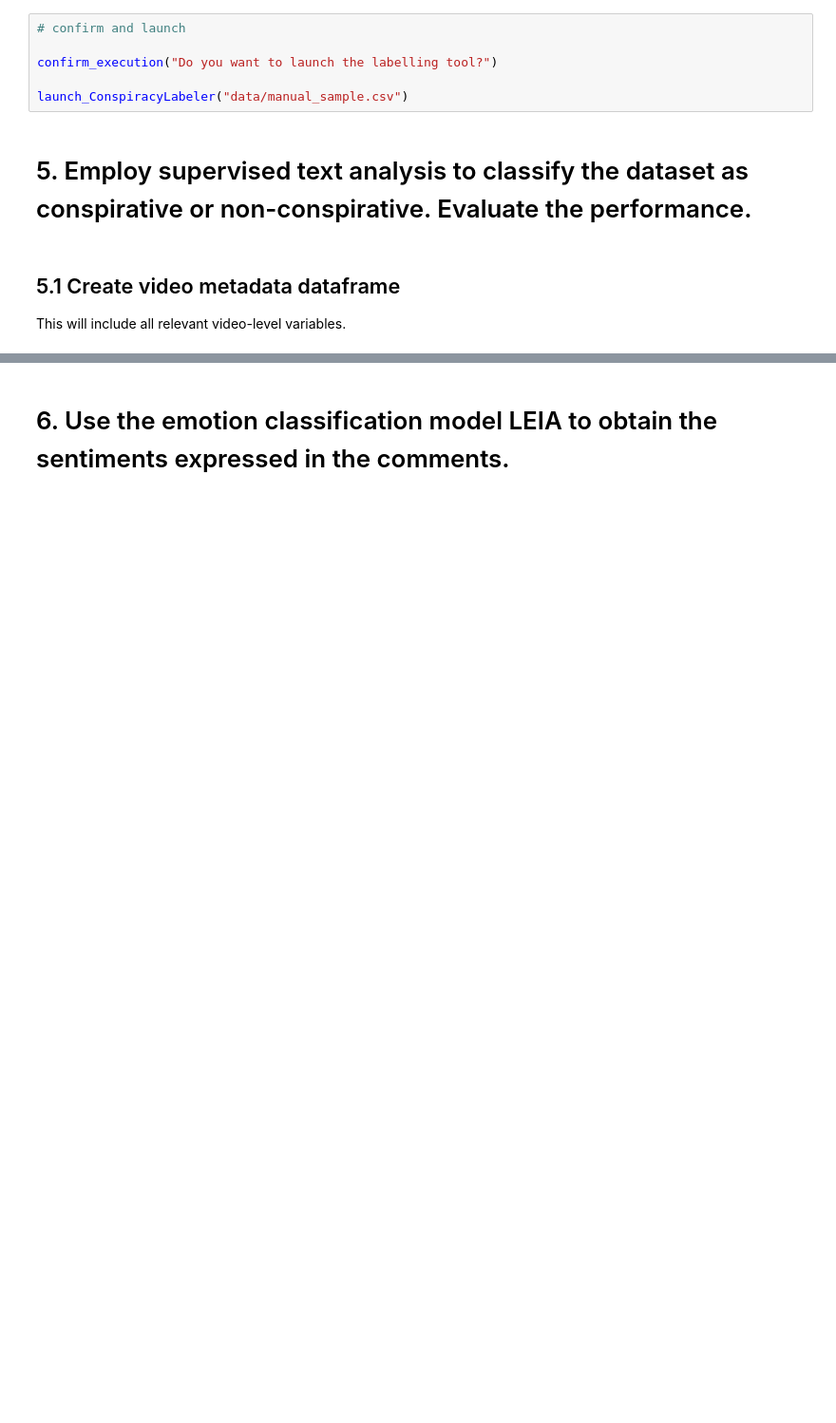
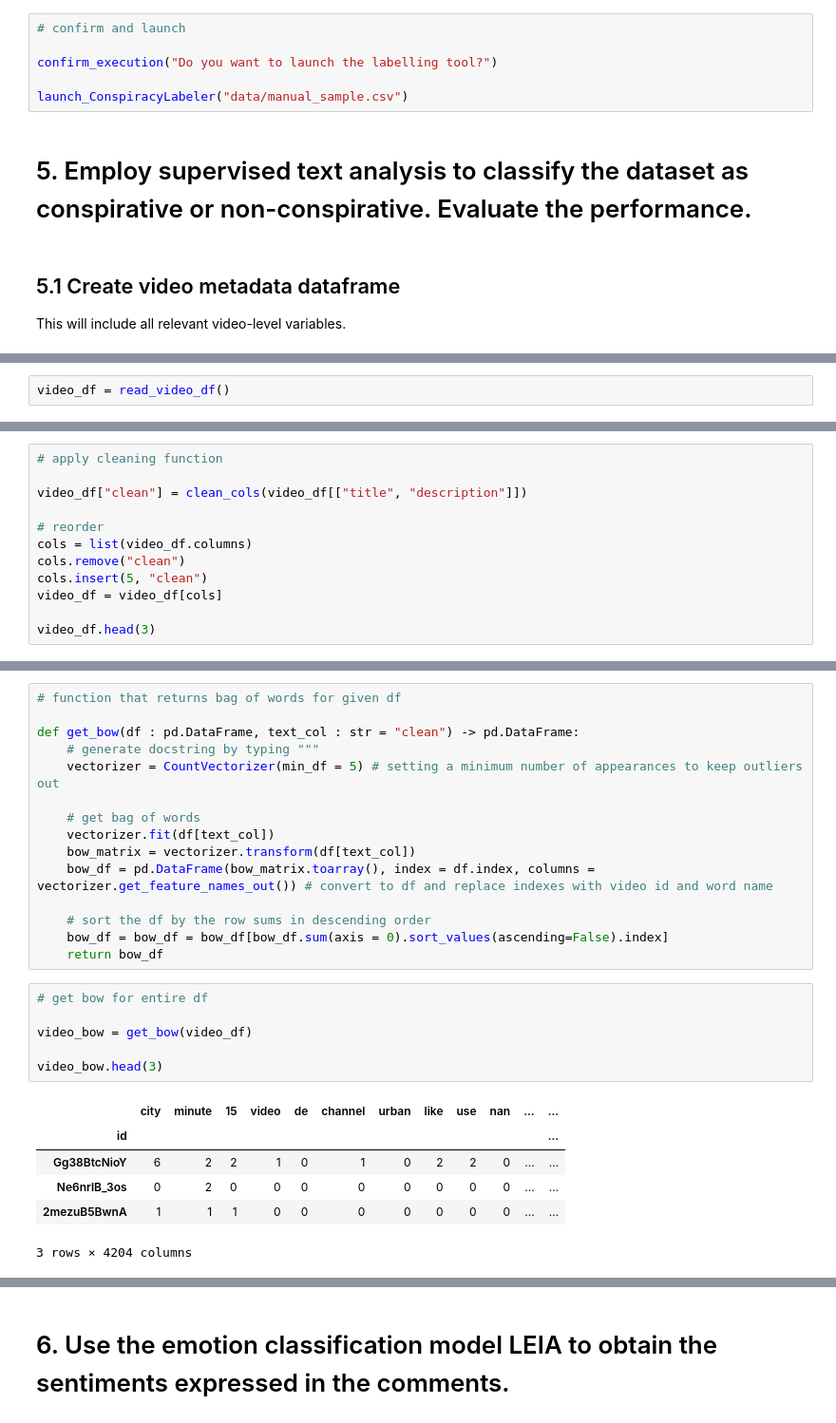
Before and after one commit to julia-king-edu/so-24_smda_project, a Jupyter notebook: data_processing.ipynb, the cells around one changed output, grey strips where cells are left out. Shown at 95% size. Cells and saved outputs as stored; diff of their text form; blank space fills up the shorter version.

```diff
--- a/data_processing.ipynb
+++ b/data_processing.ipynb
@@ -276,0 +310,2 @@ Index(['phase', 'week_start', 'video_id', 'metadata.kind', 'metadata.etag',
+# %%
+video_df = read_video_df()
@@ -276,0 +367,12 @@ Index(['phase', 'week_start', 'video_id', 'metadata.kind', 'metadata.etag',
+# %%
+# apply cleaning function
+
+video_df["clean"] = clean_cols(video_df[["title", "description"]])
+
+# reorder
+cols = list(video_df.columns)
+cols.remove("clean")
+cols.insert(5, "clean")
+video_df = video_df[cols]
+
+video_df.head(3)
@@ -276,0 +385,28 @@ Index(['phase', 'week_start', 'video_id', 'metadata.kind', 'metadata.etag',
+# %%
+# function that returns bag of words for given df
+
+def get_bow(df : pd.DataFrame, text_col : str = "clean") -> pd.DataFrame:
+    # generate docstring by typing """
+    vectorizer = CountVectorizer(min_df = 5) # setting a minimum number of appearances to keep outliers out
+
+    # get bag of words
+    vectorizer.fit(df[text_col])
+    bow_matrix = vectorizer.transform(df[text_col])
+    bow_df = pd.DataFrame(bow_matrix.toarray(), index = df.index, columns = vectorizer.get_feature_names_out()) # convert to df and replace indexes with video id and word name
+
+    # sort the df by the row sums in descending order
+    bow_df = bow_df = bow_df[bow_df.sum(axis = 0).sort_values(ascending=False).index]
+    return bow_df
+# %%
+# get bow for entire df
+
+video_bow = get_bow(video_df)
+
+video_bow.head(3)
+# %% [output]
+|  | city | minute | 15 | video | de | channel | urban | like | use | nan | ... | ... |
+| id |  |  |  |  |  |  |  |  |  |  |  | ... |
+| Gg38BtcNioY | 6 | 2 | 2 | 1 | 0 | 1 | 0 | 2 | 2 | 0 | ... | ... |
+| Ne6nrlB_3os | 0 | 2 | 0 | 0 | 0 | 0 | 0 | 0 | 0 | 0 | ... | ... |
+| 2mezuB5BwnA | 1 | 1 | 1 | 0 | 0 | 0 | 0 | 0 | 0 | 0 | ... | ... |
+3 rows × 4204 columns
```
Also changed, not shown: parts of 22 cells of this notebook, 5 other files.
